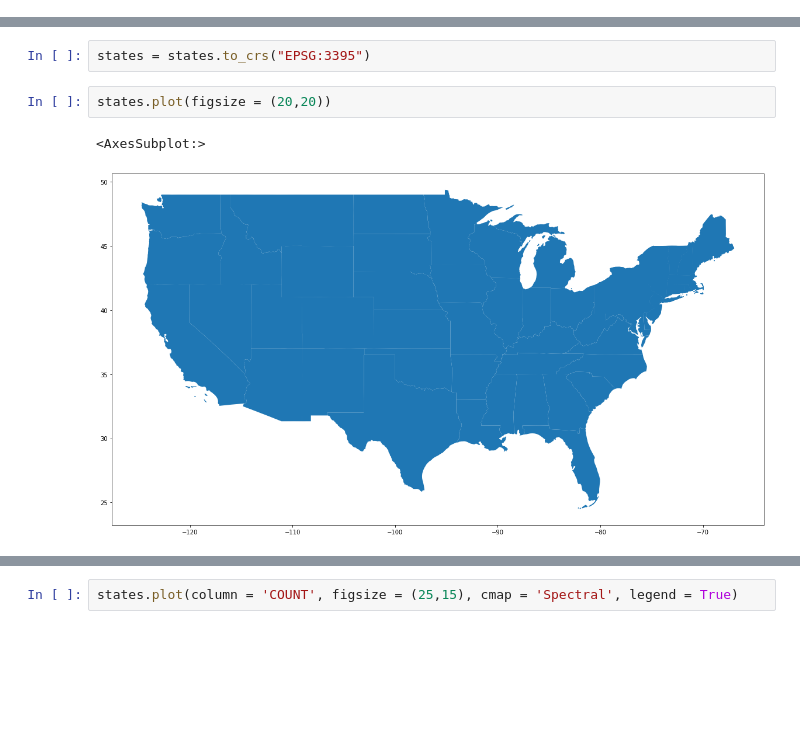
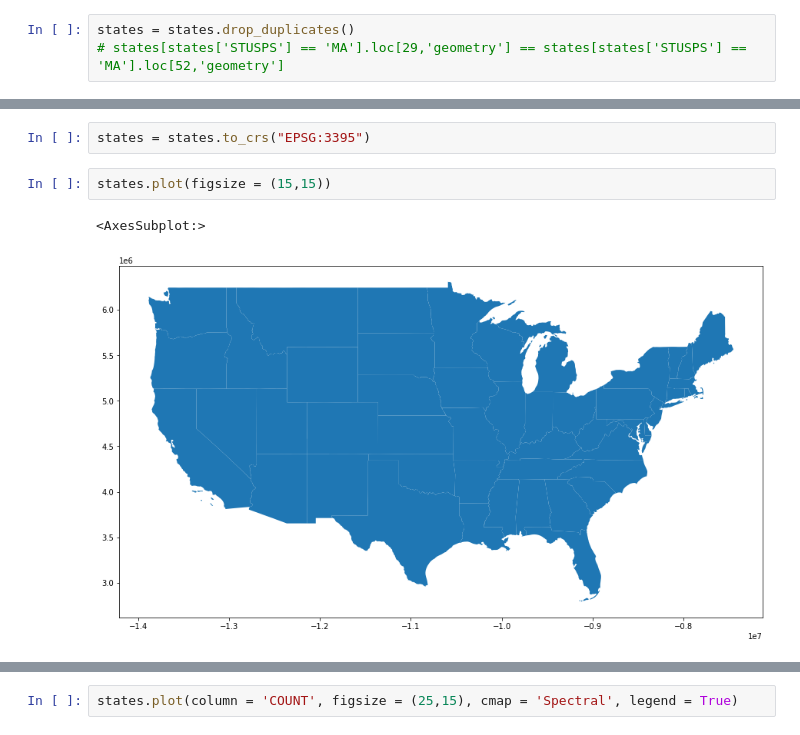
Before and after one commit to BigDataIA-Summer2022-Team04/Assignment_02, a Jupyter notebook: API/sandbox.ipynb, the cells around one changed output, grey strips where cells are left out. Drawn from its saved outputs; the diff is of its cells as text; blank space fills up the shorter version.

```diff
--- a/API/sandbox.ipynb
+++ b/API/sandbox.ipynb
@@ -61 +66,4 @@ states.head()
+# %%
+states = states.drop_duplicates()
+# states[states['STUSPS'] == 'MA'].loc[29,'geometry'] == states[states['STUSPS'] == 'MA'].loc[52,'geometry']
 # %%
@@ -81,8 +89,8 @@ states
 # %%
 states = states.to_crs("EPSG:3395")
 # %%
-states.plot(figsize = (20,20))
+states.plot(figsize = (15,15))
 # %% [output]
 <AxesSubplot:>
-[figure, old version]
+[figure, new version]
 # %%
```
Also changed, not shown: parts of 15 cells of this notebook, 7 other files.
